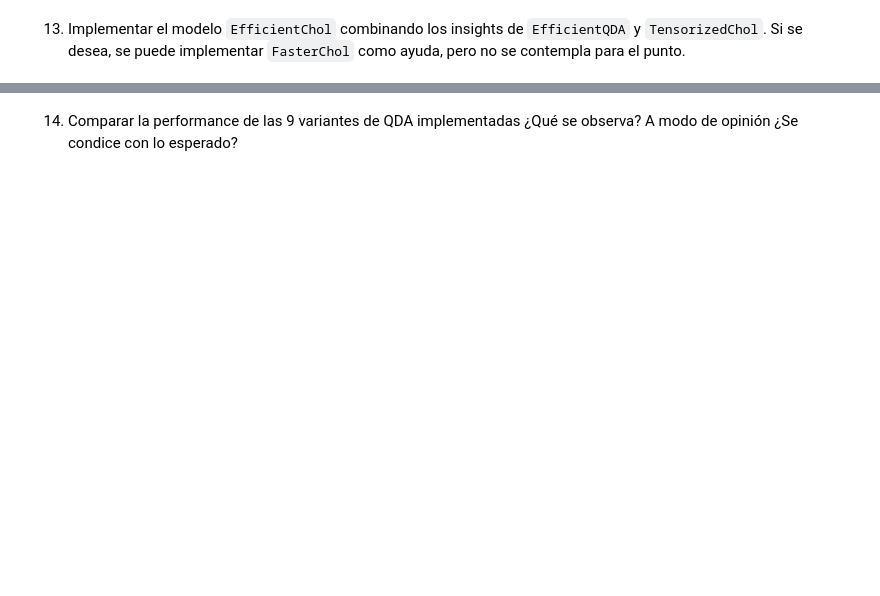
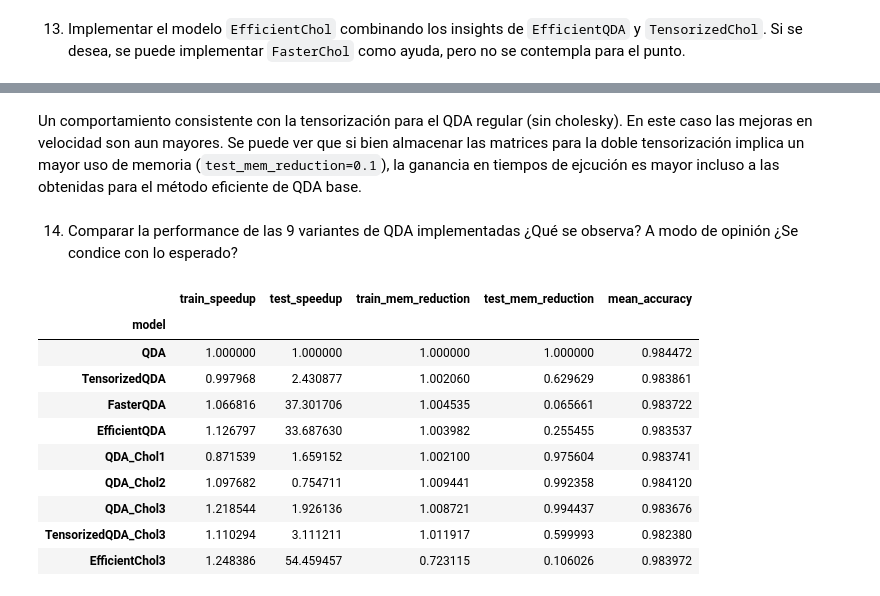
Before and after one commit to abrilnoguera/TP-AMIA, a Jupyter notebook: AMIA_2025_TP1.ipynb, the cells around one changed output, grey strips where cells are left out. Drawn from its saved outputs; the diff is of its cells as text; code cells hidden in the pictures; blank space fills up the shorter version.

```diff
--- a/AMIA_2025_TP1.ipynb
+++ b/AMIA_2025_TP1.ipynb
@@ -901,3 +1077,7 @@ En términos de velocidad QDA_Chol2 es considerablemente mas lenta. A los efecto
+# %% [markdown]
+Un comportamiento consistente con la tensorización para el QDA regular (sin cholesky). En este caso las mejoras en velocidad son
+aun mayores.
+Se puede ver que si bien almacenar las matrices para la doble tensorización implica un mayor uso de memoria (`test_mem_reduction=0.1`), la ganancia en tiempos de ejcución es mayor incluso a las obtenidas para el método eficiente de QDA base.
 # %% [markdown]
 
 14. Comparar la performance de las 9 variantes de QDA implementadas ¿Qué se observa? A modo de opinión ¿Se condice con lo esperado?
@@ -903,0 +1090,16 @@ En términos de velocidad QDA_Chol2 es considerablemente mas lenta. A los efecto
+# %%
+summ = b.summary(baseline='QDA')
+
+summ[["train_speedup", "test_speedup", "train_mem_reduction", "test_mem_reduction", "mean_accuracy"]]
+# %% [output]
+|  | train_speedup | test_speedup | train_mem_reduction | test_mem_reduction | mean_accuracy |
+| model |  |  |  |  |  |
+| QDA | 1.000000 | 1.000000 | 1.000000 | 1.000000 | 0.984472 |
+| TensorizedQDA | 0.997968 | 2.430877 | 1.002060 | 0.629629 | 0.983861 |
+| FasterQDA | 1.066816 | 37.301706 | 1.004535 | 0.065661 | 0.983722 |
+| EfficientQDA | 1.126797 | 33.687630 | 1.003982 | 0.255455 | 0.983537 |
+| QDA_Chol1 | 0.871539 | 1.659152 | 1.002100 | 0.975604 | 0.983741 |
+| QDA_Chol2 | 1.097682 | 0.754711 | 1.009441 | 0.992358 | 0.984120 |
+| QDA_Chol3 | 1.218544 | 1.926136 | 1.008721 | 0.994437 | 0.983676 |
+| TensorizedQDA_Chol3 | 1.110294 | 3.111211 | 1.011917 | 0.599993 | 0.982380 |
+| EfficientChol3 | 1.248386 | 54.459457 | 0.723115 | 0.106026 | 0.983972 |
```
Also changed, not shown: parts of 28 cells of this notebook.
